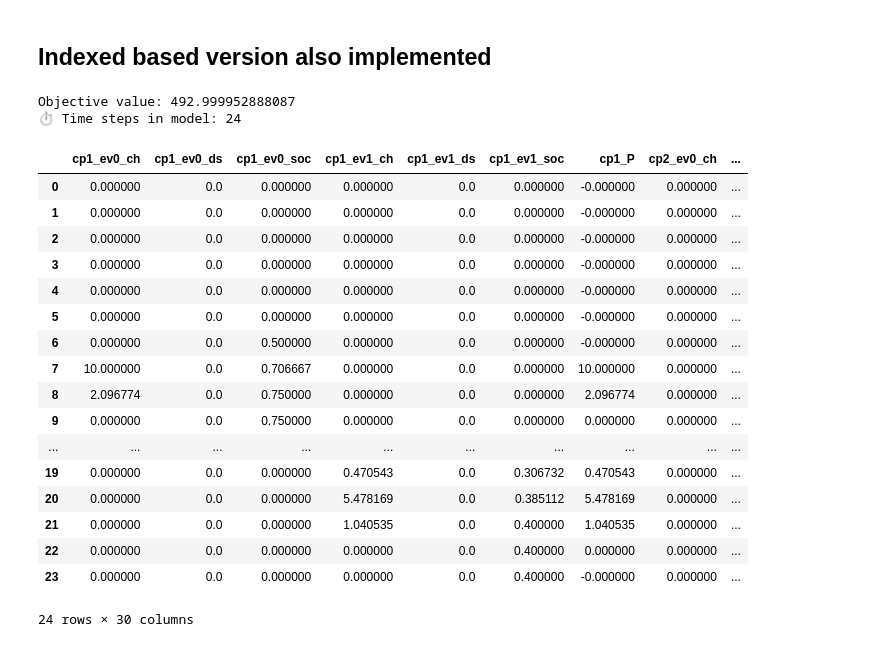
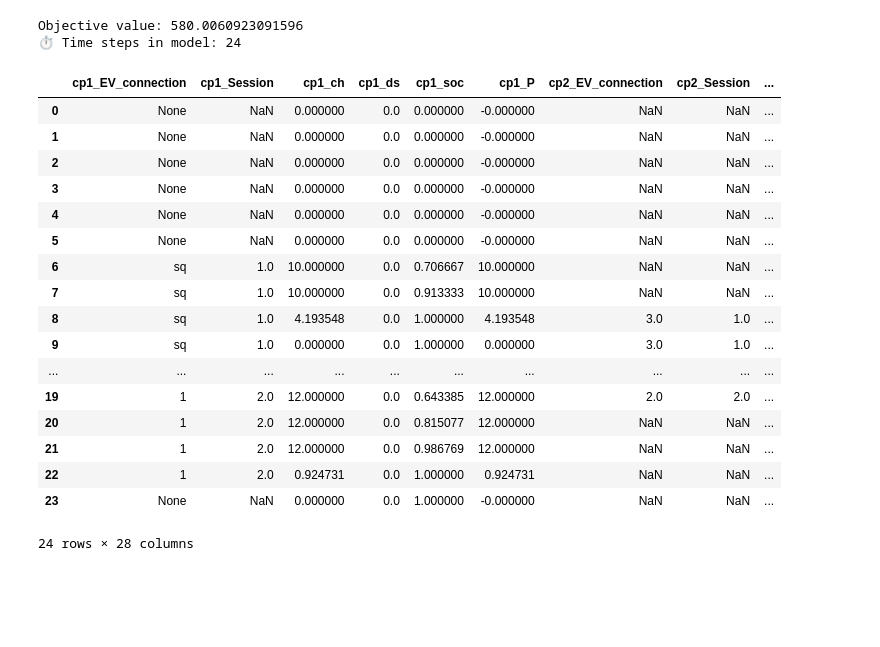
Before and after one commit to SaraAboebeid/ECOM-Tool, a Jupyter notebook: LEC-Opt-Agent-Based-No-Network.ipynb, the cells around one changed output. Cells and saved outputs as stored; diff of their text form; code cells hidden in the pictures; blank space fills up the shorter version.

```diff
--- a/LEC-Opt-Agent-Based-No-Network.ipynb
+++ b/LEC-Opt-Agent-Based-No-Network.ipynb
@@ -300,5 +370,3 @@ class LEC_Opt_spot():
         results['Transmission cost'] = [pyo.value(self.model.transmission_cost[t]) for t in self.model.T]
         results['Supplier cost'] = [pyo.value(self.model.supplier_cost[t]) for t in self.model.T]
         return pd.DataFrame(results)
-# %% [markdown]
-## Indexed based version also implemented
@@ -551,45 +373,45 @@ class LEC_Opt_spot_indexed():
 # %%
 #name, ev_capacity, ev_max_power, ev_arrival_soc, ev_arrival, ev_departure, ev_desired_soc
 T = 24
 
 # Spot prices (€/kWh)
 spot_prices = [0.05 + 0.01*np.sin(i*np.pi/12) for i in range(T)]
 
 # 24-hour realistic load and PV
 load = [15 + 0.5*np.sin(i*np.pi/12) for i in range(T)]
 pv_production = [0.0 if i < 6 or i > 18 else 1.5*np.sin((i-6)*np.pi/12) for i in range(T)]
 load1 = [10 + 0.5*np.sin(i*np.pi/12) for i in range(T)]
 pv_production1 = [0.0 if i < 6 or i > 18 else 2.5*np.sin((i-6)*np.pi/12) for i in range(T)]
 
-cp1 = charging_point(name = 'cp1', ev_capacity=[45, 65], ev_max_power=[10, 12], ev_arrival=[6, 18], ev_departure= [12, 23], ev_arrival_soc=[0.5, 0.3], ev_desired_soc=[0.75, 0.4])
-cp2 = charging_point(name = 'cp2', ev_capacity=[55, 95], ev_max_power=[10, 12], ev_arrival=[8, 15], ev_departure= [12, 20], ev_arrival_soc=[0.6, 0.7], ev_desired_soc=[0.75, 0.75])
+cp1 = charging_point(name = 'cp1', ev_id = ['sq', 1], session_id= [1, 2], ev_capacity=[45, 65], ev_max_power=[10, 12], ev_arrival=[6, 18], ev_departure= [12, 23], ev_arrival_soc=[0.5, 0.3], ev_desired_soc=[0.75, 0.4])
+cp2 = charging_point(name = 'cp2', ev_id = [3, 2], session_id= [1, 2], ev_capacity=[55, 95], ev_max_power=[10, 12], ev_arrival=[8, 15], ev_departure= [12, 20], ev_arrival_soc=[0.6, 0.7], ev_desired_soc=[0.75, 0.75])
 
 b1 = building(name= 'b1', load = load, pv_production=pv_production, bess_capacity=100, bess_initial_soc=0.5, bess_max_power=15)
 b2 = building(name= 'b2', load = load1, pv_production=pv_production1, bess_capacity=80, bess_initial_soc=0.5, bess_max_power=7.5)
 b3 = building(name= 'b3', load = [0*i for i in range(len(load1))], pv_production=[0*i for i in range(len(pv_production1))], bess_capacity=80, bess_initial_soc=0.5, bess_max_power=7.5)
 
-opt_model = LEC_Opt_spot([cp1, cp2], [b1, b2, b3], spot_prices)
+opt_model = LEC_Opt_spot([cp1, cp2], [b1, b2, b3], spot_prices, dc = True)
 results_df = opt_model.solve()
 df = opt_model.get_results()
 df
 # %% [output]
-Objective value: 492.999952888087
+Objective value: 580.0060923091596
 ⏱ Time steps in model: 24
-|  | cp1_ev0_ch | cp1_ev0_ds | cp1_ev0_soc | cp1_ev1_ch | cp1_ev1_ds | cp1_ev1_soc | cp1_P | cp2_ev0_ch | ... |
-| 0 | 0.000000 | 0.0 | 0.000000 | 0.000000 | 0.0 | 0.000000 | -0.000000 | 0.000000 | ... |
-| 1 | 0.000000 | 0.0 | 0.000000 | 0.000000 | 0.0 | 0.000000 | -0.000000 | 0.000000 | ... |
-| 2 | 0.000000 | 0.0 | 0.000000 | 0.000000 | 0.0 | 0.000000 | -0.000000 | 0.000000 | ... |
-| 3 | 0.000000 | 0.0 | 0.000000 | 0.000000 | 0.0 | 0.000000 | -0.000000 | 0.000000 | ... |
-| 4 | 0.000000 | 0.0 | 0.000000 | 0.000000 | 0.0 | 0.000000 | -0.000000 | 0.000000 | ... |
-| 5 | 0.000000 | 0.0 | 0.000000 | 0.000000 | 0.0 | 0.000000 | -0.000000 | 0.000000 | ... |
-| 6 | 0.000000 | 0.0 | 0.500000 | 0.000000 | 0.0 | 0.000000 | -0.000000 | 0.000000 | ... |
-| 7 | 10.000000 | 0.0 | 0.706667 | 0.000000 | 0.0 | 0.000000 | 10.000000 | 0.000000 | ... |
-| 8 | 2.096774 | 0.0 | 0.750000 | 0.000000 | 0.0 | 0.000000 | 2.096774 | 0.000000 | ... |
-| 9 | 0.000000 | 0.0 | 0.750000 | 0.000000 | 0.0 | 0.000000 | 0.000000 | 0.000000 | ... |
+|  | cp1_EV_connection | cp1_Session | cp1_ch | cp1_ds | cp1_soc | cp1_P | cp2_EV_connection | cp2_Session | ... |
+| 0 | None | NaN | 0.000000 | 0.0 | 0.000000 | -0.000000 | NaN | NaN | ... |
+| 1 | None | NaN | 0.000000 | 0.0 | 0.000000 | -0.000000 | NaN | NaN | ... |
+| 2 | None | NaN | 0.000000 | 0.0 | 0.000000 | -0.000000 | NaN | NaN | ... |
+| 3 | None | NaN | 0.000000 | 0.0 | 0.000000 | -0.000000 | NaN | NaN | ... |
+| 4 | None | NaN | 0.000000 | 0.0 | 0.000000 | -0.000000 | NaN | NaN | ... |
+| 5 | None | NaN | 0.000000 | 0.0 | 0.000000 | -0.000000 | NaN | NaN | ... |
+| 6 | sq | 1.0 | 10.000000 | 0.0 | 0.706667 | 10.000000 | NaN | NaN | ... |
+| 7 | sq | 1.0 | 10.000000 | 0.0 | 0.913333 | 10.000000 | NaN | NaN | ... |
+| 8 | sq | 1.0 | 4.193548 | 0.0 | 1.000000 | 4.193548 | 3.0 | 1.0 | ... |
+| 9 | sq | 1.0 | 0.000000 | 0.0 | 1.000000 | 0.000000 | 3.0 | 1.0 | ... |
 | ... | ... | ... | ... | ... | ... | ... | ... | ... | ... |
-| 19 | 0.000000 | 0.0 | 0.000000 | 0.470543 | 0.0 | 0.306732 | 0.470543 | 0.000000 | ... |
-| 20 | 0.000000 | 0.0 | 0.000000 | 5.478169 | 0.0 | 0.385112 | 5.478169 | 0.000000 | ... |
-| 21 | 0.000000 | 0.0 | 0.000000 | 1.040535 | 0.0 | 0.400000 | 1.040535 | 0.000000 | ... |
-| 22 | 0.000000 | 0.0 | 0.000000 | 0.000000 | 0.0 | 0.400000 | 0.000000 | 0.000000 | ... |
-| 23 | 0.000000 | 0.0 | 0.000000 | 0.000000 | 0.0 | 0.400000 | -0.000000 | 0.000000 | ... |
+| 19 | 1 | 2.0 | 12.000000 | 0.0 | 0.643385 | 12.000000 | 2.0 | 2.0 | ... |
+| 20 | 1 | 2.0 | 12.000000 | 0.0 | 0.815077 | 12.000000 | NaN | NaN | ... |
+| 21 | 1 | 2.0 | 12.000000 | 0.0 | 0.986769 | 12.000000 | NaN | NaN | ... |
+| 22 | 1 | 2.0 | 0.924731 | 0.0 | 1.000000 | 0.924731 | NaN | NaN | ... |
+| 23 | None | NaN | 0.000000 | 0.0 | 1.000000 | -0.000000 | NaN | NaN | ... |
-24 rows × 30 columns
+24 rows × 28 columns
```
Also changed, not shown: parts of 10 cells of this notebook.
